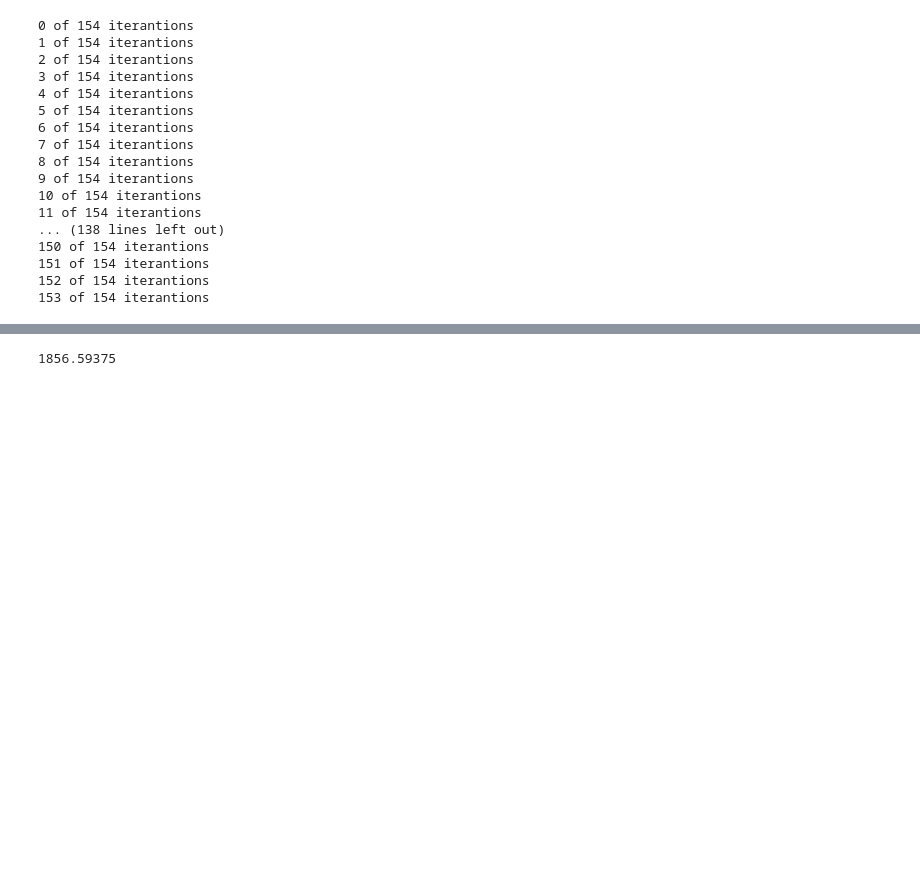
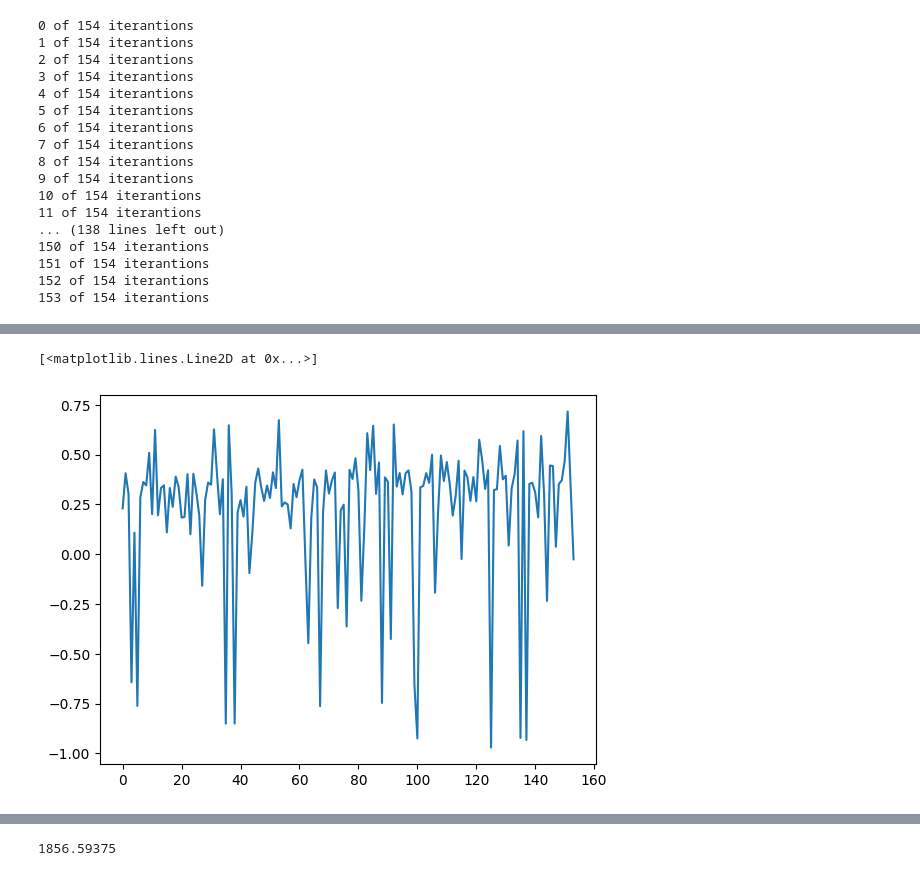
Before and after one commit to Guticar94/COMP90042-NLP-Project-Sentence-Similarity, a Jupyter notebook: Models/Similarity.ipynb, the cells around one changed output, grey strips where cells are left out. Cells and saved outputs as stored; diff of their text form; code cells hidden in the pictures; blank space fills up the shorter version.

```diff
--- a/Models/Similarity.ipynb
+++ b/Models/Similarity.ipynb
@@ -67,0 +59,5 @@ dv_sim
+# %%
+plt.plot(dv_sim)
+# %% [output]
+[<matplotlib.lines.Line2D at 0x...>]
+[figure, added]
```
Also changed, not shown: parts of 14 cells of this notebook, 1 other file.
